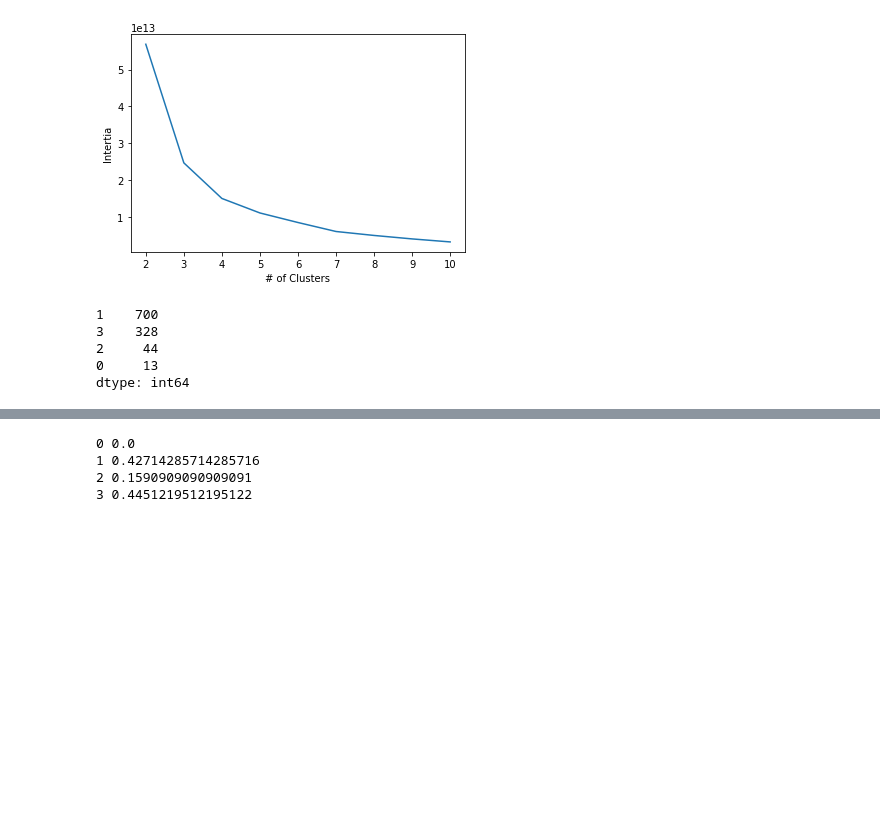
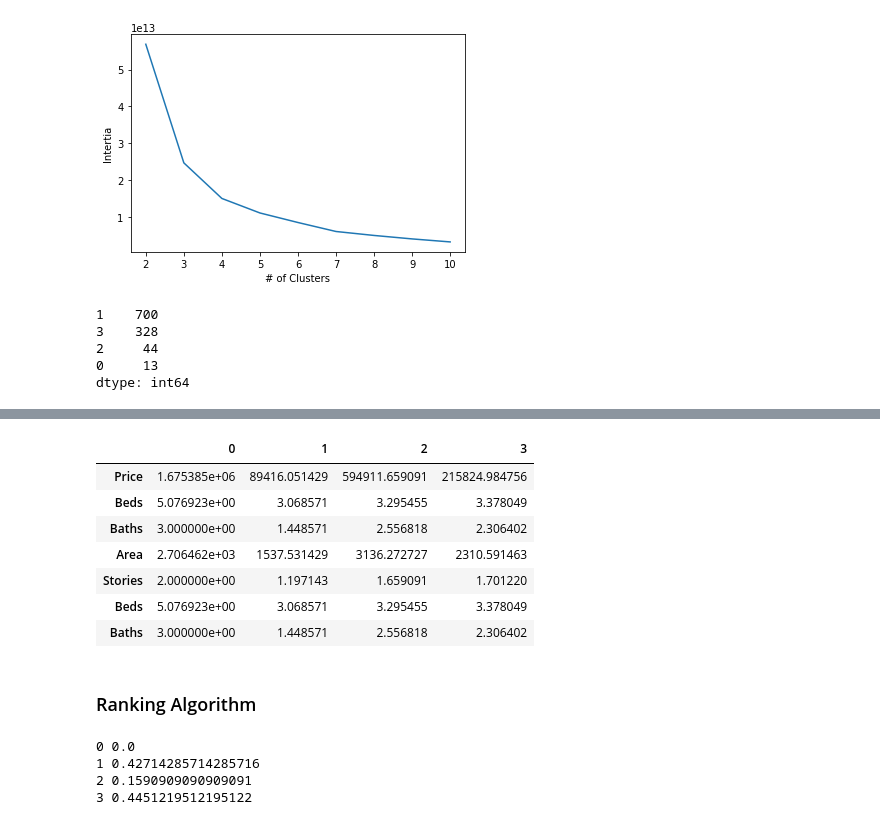
Before and after one commit to aldrinlambon/ranking-real-estate-listings, a Jupyter notebook: RealEstateModeling.ipynb, the cells around one changed output, grey strips where cells are left out. Drawn from its saved outputs; the diff is of its cells as text; code cells hidden in the pictures; blank space fills up the shorter version.

```diff
--- a/RealEstateModeling.ipynb
+++ b/RealEstateModeling.ipynb
@@ -97,3 +126,20 @@ Ranking Listings
+# %%
+Xs = train_df.drop(columns=['ListType','Street']).fillna(0)
+cluster_centers = pd.DataFrame(kmeans.cluster_centers_,columns=Xs.columns)
+cols = ['Price','Beds','Baths','Area','Stories','Beds','Baths']
+
+cluster_centers[cols].T
+# %% [output]
+|  | 0 | 1 | 2 | 3 |
+| Price | 1.675385e+06 | 89416.051429 | 594911.659091 | 215824.984756 |
+| Beds | 5.076923e+00 | 3.068571 | 3.295455 | 3.378049 |
+| Baths | 3.000000e+00 | 1.448571 | 2.556818 | 2.306402 |
+| Area | 2.706462e+03 | 1537.531429 | 3136.272727 | 2310.591463 |
+| Stories | 2.000000e+00 | 1.197143 | 1.659091 | 1.701220 |
+| Beds | 5.076923e+00 | 3.068571 | 3.295455 | 3.378049 |
+| Baths | 3.000000e+00 | 1.448571 | 2.556818 | 2.306402 |
+# %% [markdown]
+### Ranking Algorithm
 # %%
 clusters = train_df.loc[:,['ListType']]
 clusters['cluster'] = kmeans.labels_
```
Also changed, not shown: parts of 6 cells of this notebook.
